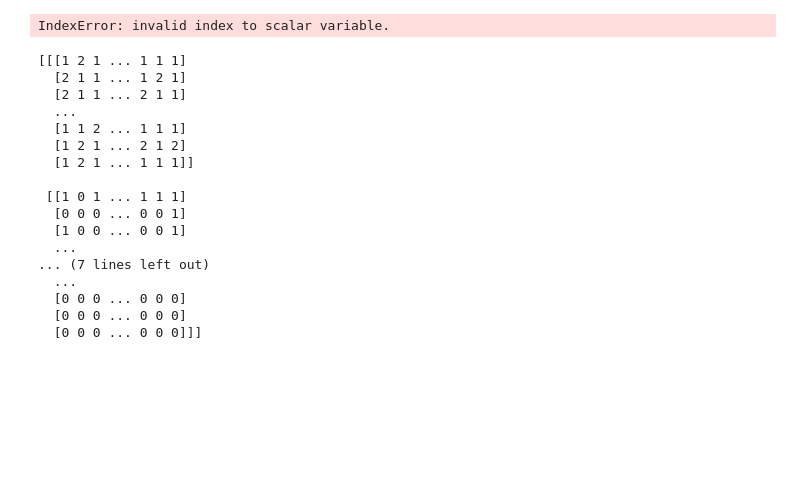
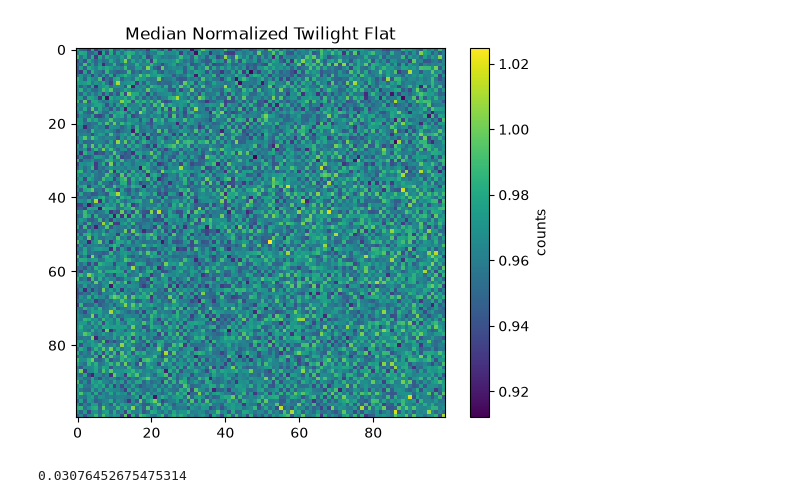
Before and after one commit to jules-stier/Lab1, a Jupyter notebook: Lab1.ipynb, the cells around one changed output. Cells and saved outputs as stored; diff of their text form; code cells hidden in the pictures; blank space fills up the shorter version.

```diff
--- a/Lab1.ipynb
+++ b/Lab1.ipynb
@@ -47,12 +73,14 @@ samp = np.array([25, 50, 75])
 # %%
 medianTF = np.median(twilightFlats, axis=0)
 # %%
-normTF = np.zeros((samp.size, 3522, 4656), np.int16)
+normTF = np.zeros((samp.size, 3522, 4656))
+# %%
+z_iMed = np.zeros((samp.size))
+for i in range(samp.size):
+    z_iMed[i] = np.median(twilightFlats[int(samp[i])] - meanBI)
 # %%
 for h in range (samp.size):
-    for i in range(3522):
-        for j in range(4656):
-            normTF[h][i][j] = (twilightFlats[samp[h]][i][j] - medianBI[i][j]) / (medianTF[i][j] - medianBI[i][j])
+    normTF[h] = (twilightFlats[int(samp[h])] - meanBI) / z_iMed[h]
     print(h)
 # %% [output]
 0
@@ -61,28 +103,14 @@ for h in range (samp.size):
 # %%
-medNormTF = np.median(normTF)
+medNormTF = np.median(normTF, axis=0)
 # %%
 plt.imshow(medNormTF[0:100,0:100])
 plt.colorbar(label="counts")
-plt.title("Bias Image: QHY 163M CMOS")
+plt.title("Median Normalized Twilight Flat")
+plt.savefig("MedNormTF.jpg")
 # %% [output]
-IndexError: invalid index to scalar variable.
+[figure, added]
 # %%
-print(normTF)
+diffBI = biasImages[0] - biasImages[1]
+print(np.mean(diffBI))
 # %% [output]
-[[[1 2 1 ... 1 1 1]
-  [2 1 1 ... 1 2 1]
-  [2 1 1 ... 2 1 1]
-  ...
-  [1 1 2 ... 1 1 1]
-  [1 2 1 ... 2 1 2]
-  [1 2 1 ... 1 1 1]]
-
- [[1 0 1 ... 1 1 1]
-  [0 0 0 ... 0 0 1]
-  [1 0 0 ... 0 0 1]
-  ...
-... (7 lines left out)
-  ...
-  [0 0 0 ... 0 0 0]
-  [0 0 0 ... 0 0 0]
-  [0 0 0 ... 0 0 0]]]
+0.03076452675475314
```
Also changed, not shown: parts of 14 cells of this notebook.
